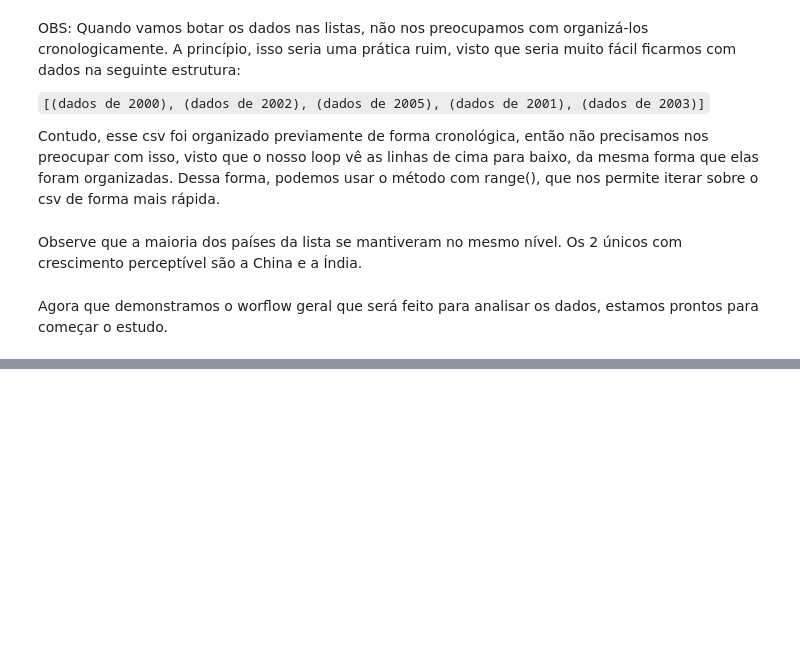
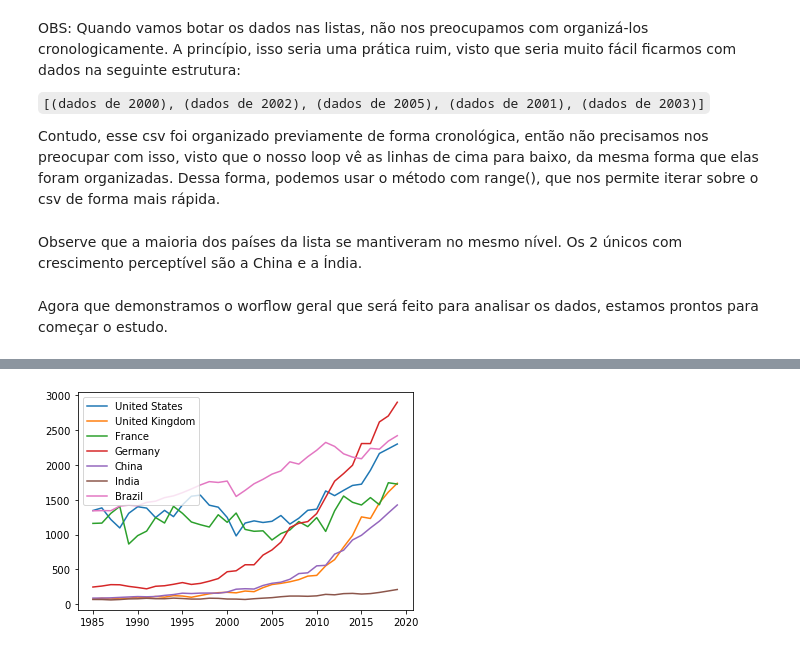
Before and after one commit to leoDomingos/Introducao-ao-aquecimento-global, a Jupyter notebook: main.ipynb, the cells around one changed output, grey strips where cells are left out. Cells and saved outputs as stored; diff of their text form; code cells hidden in the pictures; blank space fills up the shorter version.

```diff
--- a/main.ipynb
+++ b/main.ipynb
@@ -135,0 +198,6 @@ Ao olhar para esse gráfico, podemos rapidamente chegar na conclusão que, para
+# %%
+for pais, uso in renew_energy_per_capita.items():
+    plt.plot(range(ano_inicial, ano_final), uso, label = pais)
+    plt.legend(loc="upper left")
+# %% [output]
+[figure, added]
```
Also changed, not shown: parts of 16 cells of this notebook.
